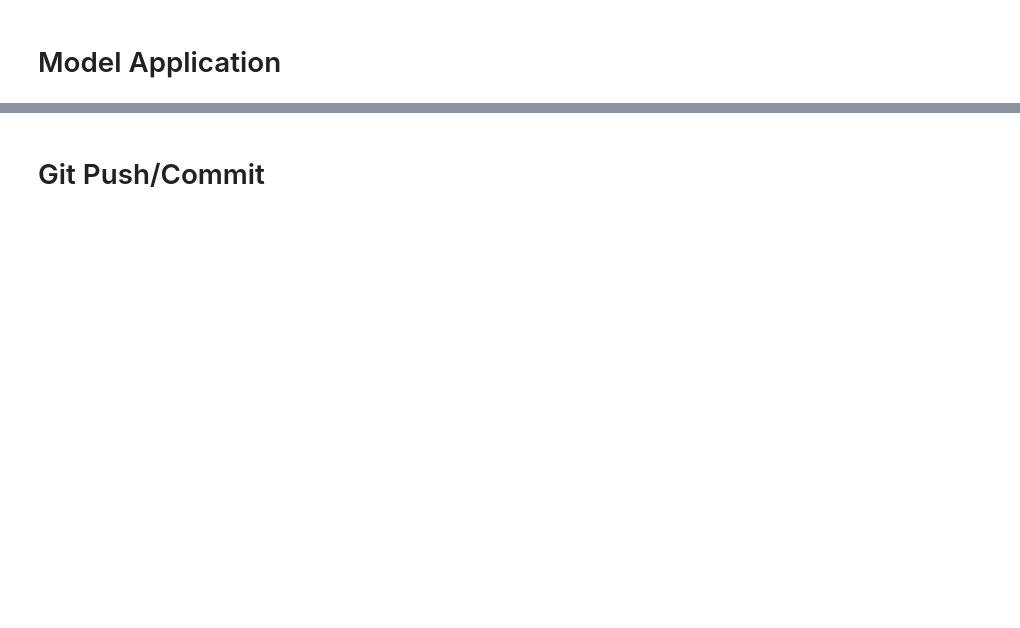
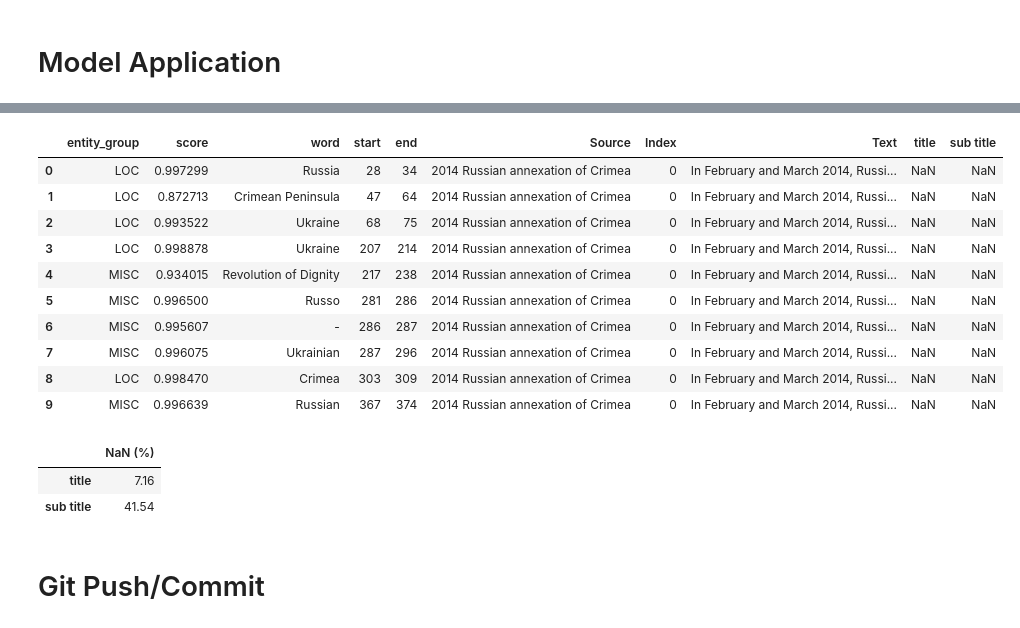
Before and after one commit to EtzionR/Corpus2GeoRAG, a Jupyter notebook: ApplyNER/final_data_generation.ipynb, the cells around one changed output, grey strips where cells are left out. Saved outputs shown, nothing was run; the diff lists cells and outputs as text; code cells hidden in the pictures; blank space fills up the shorter version.

```diff
--- a/ApplyNER/final_data_generation.ipynb
+++ b/ApplyNER/final_data_generation.ipynb
@@ -51,13 +68,15 @@ print("Working folder:", REPO_PATH)
 # Data Upload
 # %%
 # Locate the file inside the repository.
-input_path = Path("ApplyNER/data_initial_cleaning.json")
+input_path = Path("CollectCorpus/DATA.json")
 
 # Load the complete dataset.
 with input_path.open("r", encoding="utf-8") as f:
-    data_processed = json.load(f)
+    data = json.load(f)
 
-# Verify the loaded data.
-print(f"Loaded {len(data_processed)} pages.")
-print(f"Total paragraphs: {sum(len(p) for p in data_processed.values())}")
+# Count newline-separated lines before filtering.
+total_lines = sum(len(text.split('\n')) for text in data.values())
+
+print(f"Loaded {len(data)} pages.")
+print(f"Total lines before filtering: {total_lines}")
 print(f"Source: {input_path.resolve()}")
@@ -154,3 +359,26 @@ print(f"Saved {len(df_DistilBERT)} entity rows to {output_path}")
+# %%
+display(df_DistilBERT.head(10))
+
+display(
+    df_DistilBERT[["title", "sub title"]]
+    .isna().mean().mul(100).round(2)
+    .to_frame(name="NaN (%)")
+)
+# %% [output]
+|  | entity_group | score | word | start | end | Source | Index | Text | title | sub title |
+| 0 | LOC | 0.997299 | Russia | 28 | 34 | 2014 Russian annexation of Crimea | 0 | In February and March 2014, Russi... | NaN | NaN |
+| 1 | LOC | 0.872713 | Crimean Peninsula | 47 | 64 | 2014 Russian annexation of Crimea | 0 | In February and March 2014, Russi... | NaN | NaN |
+| 2 | LOC | 0.993522 | Ukraine | 68 | 75 | 2014 Russian annexation of Crimea | 0 | In February and March 2014, Russi... | NaN | NaN |
+| 3 | LOC | 0.998878 | Ukraine | 207 | 214 | 2014 Russian annexation of Crimea | 0 | In February and March 2014, Russi... | NaN | NaN |
+| 4 | MISC | 0.934015 | Revolution of Dignity | 217 | 238 | 2014 Russian annexation of Crimea | 0 | In February and March 2014, Russi... | NaN | NaN |
+| 5 | MISC | 0.996500 | Russo | 281 | 286 | 2014 Russian annexation of Crimea | 0 | In February and March 2014, Russi... | NaN | NaN |
+| 6 | MISC | 0.995607 | - | 286 | 287 | 2014 Russian annexation of Crimea | 0 | In February and March 2014, Russi... | NaN | NaN |
+| 7 | MISC | 0.996075 | Ukrainian | 287 | 296 | 2014 Russian annexation of Crimea | 0 | In February and March 2014, Russi... | NaN | NaN |
+| 8 | LOC | 0.998470 | Crimea | 303 | 309 | 2014 Russian annexation of Crimea | 0 | In February and March 2014, Russi... | NaN | NaN |
+| 9 | MISC | 0.996639 | Russian | 367 | 374 | 2014 Russian annexation of Crimea | 0 | In February and March 2014, Russi... | NaN | NaN |
+|  | NaN (%) |
+| title | 7.16 |
+| sub title | 41.54 |
 # %% [markdown]
 # Git Push/Commit
 # %%
```
Also changed, not shown: parts of 9 cells of this notebook.
